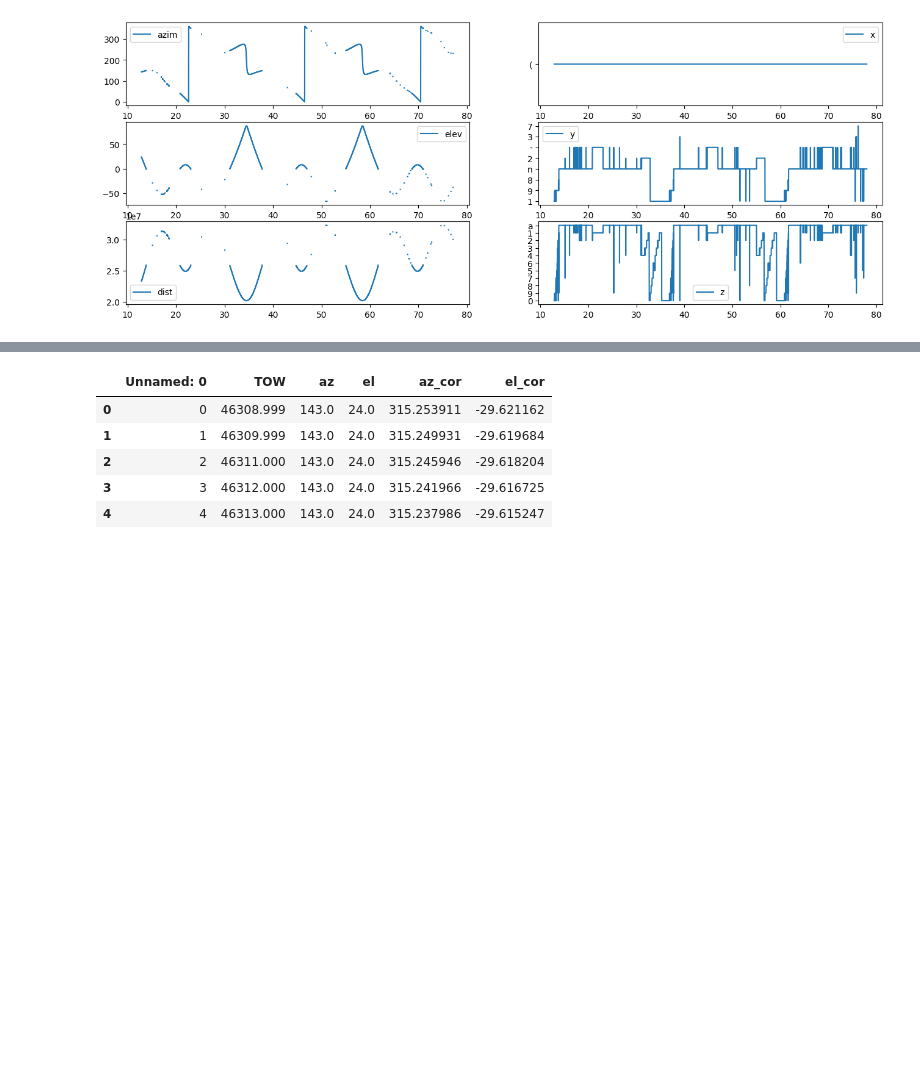
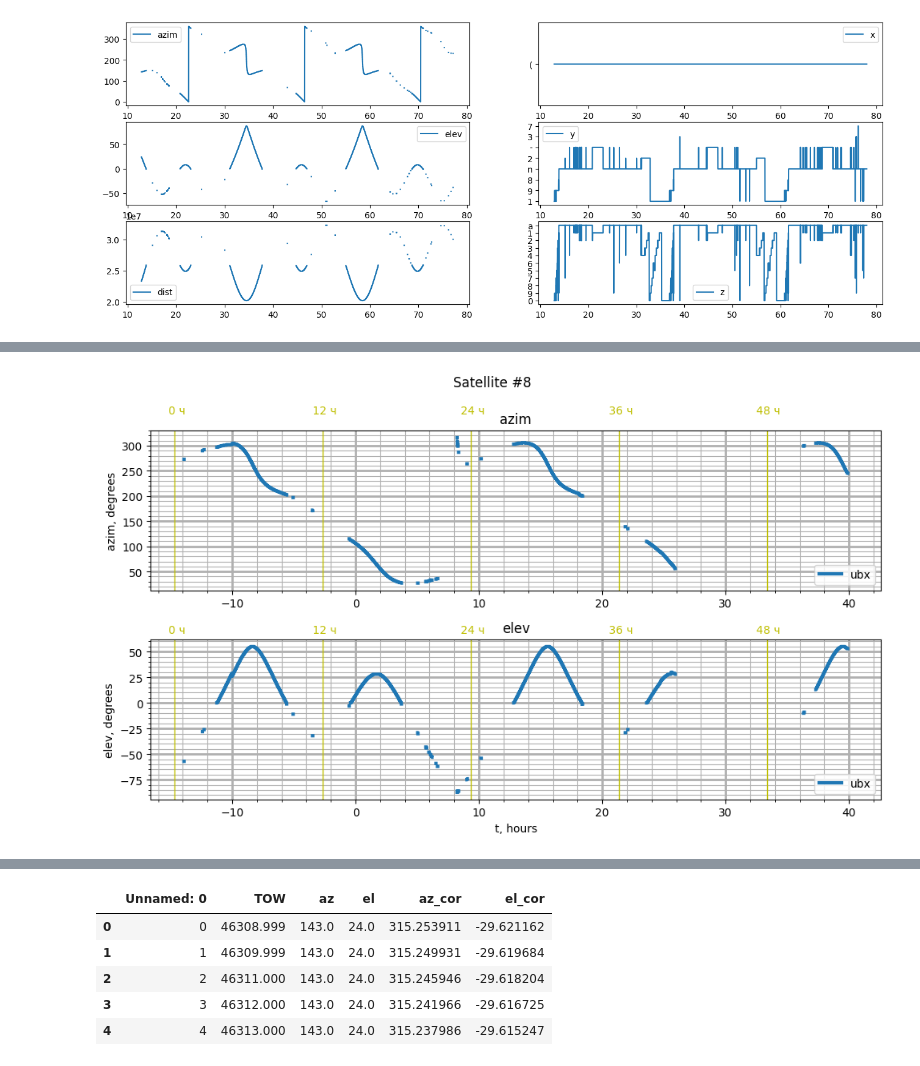
Before and after one commit to AlexKochnov/raspi_GPS, a Jupyter notebook: aer2ecef_tryer.ipynb, the cells around one changed output, grey strips where cells are left out. Cells and saved outputs as stored; diff of their text form; code cells hidden in the pictures; blank space fills up the shorter version.

```diff
--- a/aer2ecef_tryer.ipynb
+++ b/aer2ecef_tryer.ipynb
@@ -109,0 +301,8 @@ AttributeError: 'DataFrame' object has no attribute 'er'
+# %%
+import pandas as pd
+import numpy as np
+import matplotlib.pyplot as plt
+DF = pd.read_csv('sat_raw_calc_data.txt', sep=';', header=None,
+                     names=['svId', 'gnssId', 'TOW', 'alm_x', 'alm_y', 'alm_z', 'eph_x', 'eph_y', 'eph_z',
+                            'elev', 'azim', 'doMes', 'cpMes', 'prMes'])
+DF = DF[DF.gnssId == 'GNSS.GPS']
@@ -109,0 +317,59 @@ AttributeError: 'DataFrame' object has no attribute 'er'
+# %%
+import pymap3d as pm
+from Constants import LLA
+from Constants import StartDate
+from datetime import timedelta
+
+NUM_SAT = 8
+df = DF[DF.svId == NUM_SAT]
+df = df[df.elev != -91]
+
+# def func(row):
+#     breakpoint()
+#     res = pm.eci2aer(row.alm_x, row.alm_y, row.alm_z, *LLA, row.TOW/3600)
+#     return res
+# df['aer_alm'] = df.apply(func, axis=1)
+
+# df['aer_alm'] = df.apply(
+#     lambda row: pm.eci2aer(row.alm_x, row.alm_y, row.alm_z, *LLA, StartDate + timedelta(seconds=24*3600)),
+#     axis=1)
+# df['aer_eph'] = df.apply(
+#     lambda row: pm.eci2aer(row.eph_x, row.eph_y, row.eph_z, *LLA, StartDate + timedelta(seconds=24*3600)),
+#     axis=1)
+
+df.loc[df['TOW'] > 50 * 3600, 'TOW'] -= 3600 * 24 * 7
+htime = df.TOW / 3600
+
+fig, axs = plt.subplots(2, figsize=(10, 6))
+fig.suptitle(f'Satellite #{NUM_SAT}')
+
+axs[0].plot(df.TOW/3600, df.azim, linewidth=3, label='ubx')#, s=0.3)
+# axs[0].plot(df.TOW/3600, df.aer_alm.apply(lambda x: x[0]), linewidth=3, label='alm')#, s=0.3)
+# axs[0].plot(df.TOW/3600, df.aer_eph.apply(lambda x: x[0]), linewidth=3, label='eph')#, s=0.3)
+axs[0].legend()
+
+axs[1].plot(df.TOW/3600, df.elev, linewidth=3, label='ubx')#, s=0.3)
+# axs[1].plot(df.TOW/3600, df.aer_alm.apply(lambda x: x[1]), linewidth=3, label='alm')#, s=0.3)
+# axs[1].plot(df.TOW/3600, df.aer_eph.apply(lambda x: x[1]), linewidth=3, label='eph')#, s=0.3)
+axs[1].legend()
+
+for i in range(2):
+    ymax = axs[i].get_ylim()[1]
+    for t in np.arange(min(htime), max(htime), 12.0):
+        axs[i].axvline(x=t, color='y', linewidth=1)
+        # axs[i].annotate(f'{round(t - min(htime)): 2} ч', (t, ymax*0.95), color='y')
+        axs[i].text(t, ymax * 1.1, f'{round(t - min(htime)): 2} ч', color='y', ha='center')
+    axs[i].grid(which='minor')
+    axs[i].grid(which='major', linewidth=2)
+    axs[i].minorticks_on()
+axs[0].set_title('azim')
+axs[1].set_title('elev')
+axs[1].set_xlabel('t, hours')
+axs[0].set_ylabel('azim, degrees')
+axs[1].set_ylabel('elev, degrees')
+plt.tight_layout()
+
+plt.savefig('sat_azim_elev.png', dpi=600)
+plt.show()
+# %% [output]
+[figure, added]
```
Also changed, not shown: parts of 36 cells of this notebook, 9 other files.
